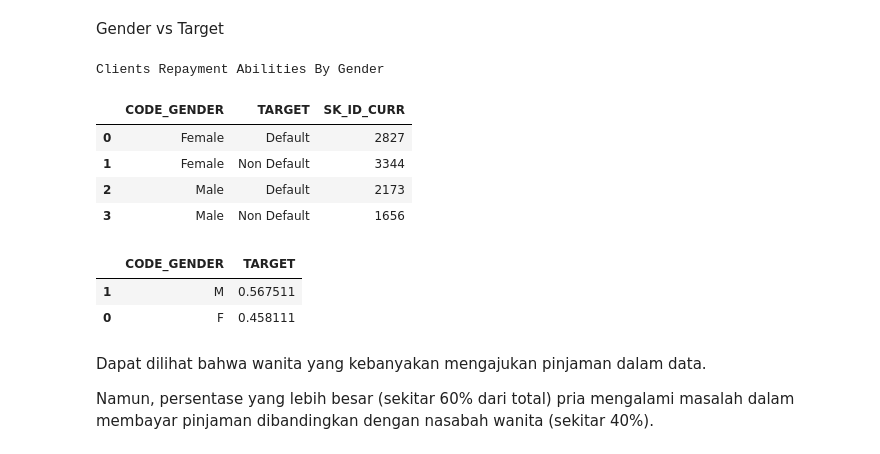
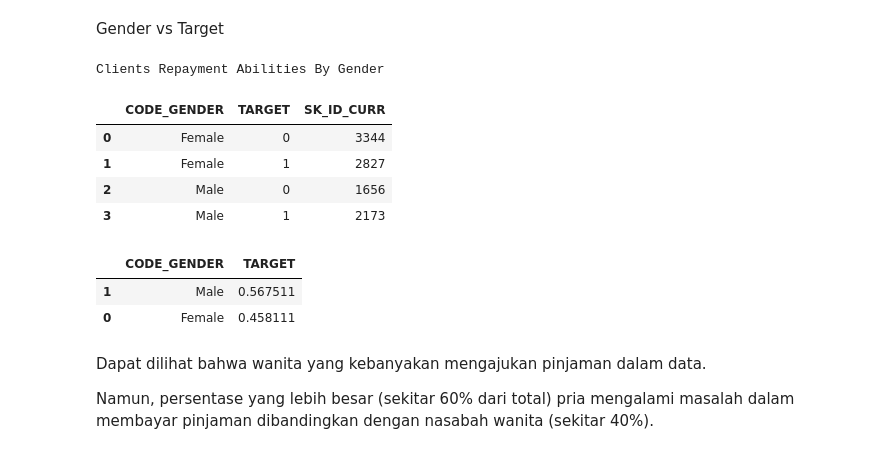
Before and after one commit to murni27/Bank-loan-repayment-prediction, a Jupyter notebook: loanprediction.ipynb, the cells around one changed output. Saved outputs shown, nothing was run; the diff lists cells and outputs as text; code cells hidden in the pictures.

```diff
--- a/loanprediction.ipynb
+++ b/loanprediction.ipynb
@@ -121,25 +149,25 @@ sns.countplot(x='FLAG_OWN_REALTY', data = df, hue = 'TARGET', palette = 'ch:star
 # %% [markdown]
 Gender vs Target
 # %%
-df['CODE_GENDER'] = df['CODE_GENDER'].replace(['F','M'],['Female','Male'])
+data['CODE_GENDER'] = data['CODE_GENDER'].replace(['F','M'],['Female','Male'])
 # %%
-gt = df.groupby(by=['CODE_GENDER','TARGET'], as_index=False)['SK_ID_CURR'].count()
+gt = data.groupby(by=['CODE_GENDER','TARGET'], as_index=False)['SK_ID_CURR'].count()
 print('Clients Repayment Abilities By Gender')
 gt.sort_values(by='SK_ID_CURR', ascending=False)
 gt.style.background_gradient(cmap='Blues')
 # %% [output]
 Clients Repayment Abilities By Gender
 |  | CODE_GENDER | TARGET | SK_ID_CURR |
-| 0 | Female | Default | 2827 |
-| 1 | Female | Non Default | 3344 |
-| 2 | Male | Default | 2173 |
-| 3 | Male | Non Default | 1656 |
+| 0 | Female | 0 | 3344 |
+| 1 | Female | 1 | 2827 |
+| 2 | Male | 0 | 1656 |
+| 3 | Male | 1 | 2173 |
 # %%
 data[['CODE_GENDER','TARGET']].groupby(['CODE_GENDER'],as_index=False).mean().sort_values(['TARGET'], ascending=False)
 # %% [output]
 |  | CODE_GENDER | TARGET |
-| 1 | M | 0.567511 |
-| 0 | F | 0.458111 |
+| 1 | Male | 0.567511 |
+| 0 | Female | 0.458111 |
 # %% [markdown]
 Dapat dilihat bahwa wanita yang kebanyakan mengajukan pinjaman dalam data.
 
```
Also changed, not shown: parts of 138 cells of this notebook.
